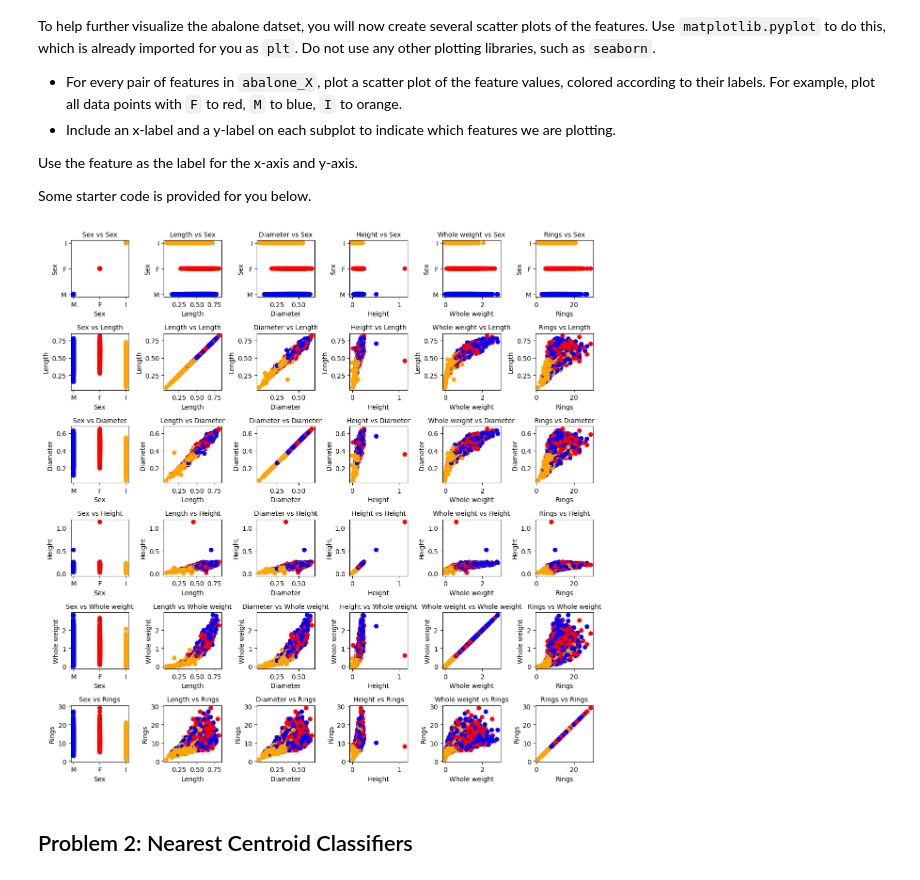
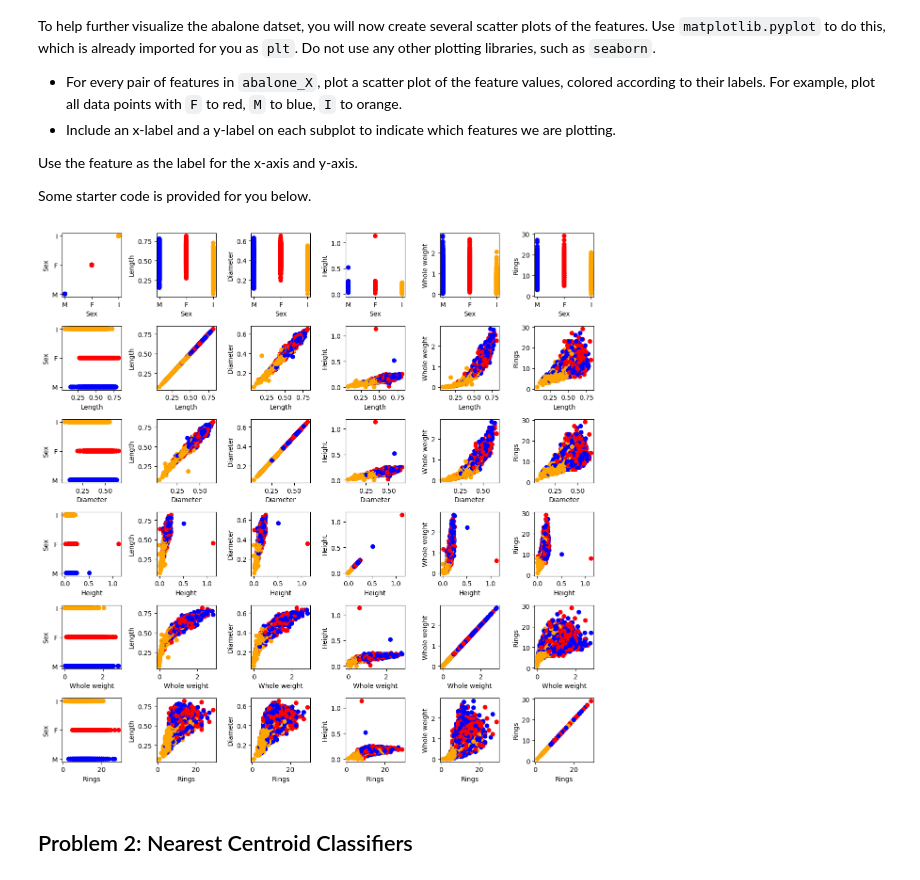
Before and after one commit to Jxykb/ics178HW1, a Jupyter notebook: student/cs178_sp25_hw1.ipynb, the cells around one changed output. Saved outputs shown, nothing was run; the diff lists cells and outputs as text; code cells hidden in the pictures.

```diff
--- a/student/cs178_sp25_hw1.ipynb
+++ b/student/cs178_sp25_hw1.ipynb
@@ -496,7 +496,7 @@ sex_categories = abalone_clean["Sex"].unique()
 for i, feature in enumerate(features):
     data = [abalone_clean[abalone_clean["Sex"] == sex][feature].values for sex in sex_categories]
     axes[i].violinplot(data)
-    axes[i].set_title(feature)
+    axes[i].set_title(f"{feature} by Sex")
     axes[i].set_xlabel("Sex")
     axes[i].set_ylabel(feature)
     axes[i].set_xticks(range(1, len(sex_categories) + 1))
@@ -522,32 +522,31 @@ Some starter code is provided for you below.
 # %%
 # create a figure  with 6 rows and 6 columns for features in abalone_clean
 figure, axes = plt.subplots(6, 6, figsize=(12, 12))
 
 # Define the features to plot
 abalone_X = abalone_clean[abalone_phys_attr]
 
 # Create a dictionary mapping sex to unique colors
 sex_to_color = {'F': 'red', 'M': 'blue', 'I': 'orange'}
 
 # Replace sex letter (M,F,I) with integers in the DataFrame
 abalone_color = abalone_clean['Sex'].map(sex_to_color)
 
 ### YOUR CODE STARTS HERE ###
 # Plot a scatter for each feature pair.
 # Make sure to color the points by their class label.
 # Include an x-label and a y-label for each subplot.
 for i, feature in enumerate(abalone_phys_attr):
     for j, feature in enumerate(abalone_phys_attr):
-        axes[i,j].set_title(f"{abalone_phys_attr[j]} vs {abalone_phys_attr[i]}", fontsize = 10)
-        axes[i,j].scatter(abalone_X.iloc[:,j], abalone_X.iloc[:,i], c = abalone_color)
-        axes[i,j].set_xlabel(abalone_phys_attr[j])
-        axes[i,j].set_ylabel(abalone_phys_attr[i])
+        axes[i,j].scatter(abalone_X.iloc[:,i], abalone_X.iloc[:,j], c = abalone_color)
+        axes[i,j].set_xlabel(abalone_phys_attr[i])
+        axes[i,j].set_ylabel(abalone_phys_attr[j])
 
 
 
 plt.tight_layout()
 # %% [output]
-[figure, old version]
+[figure, new version]
 # %% [markdown]
 <!-- END QUESTION -->
 
```
Also changed, not shown: parts of 6 cells of this notebook, 2 other files.
